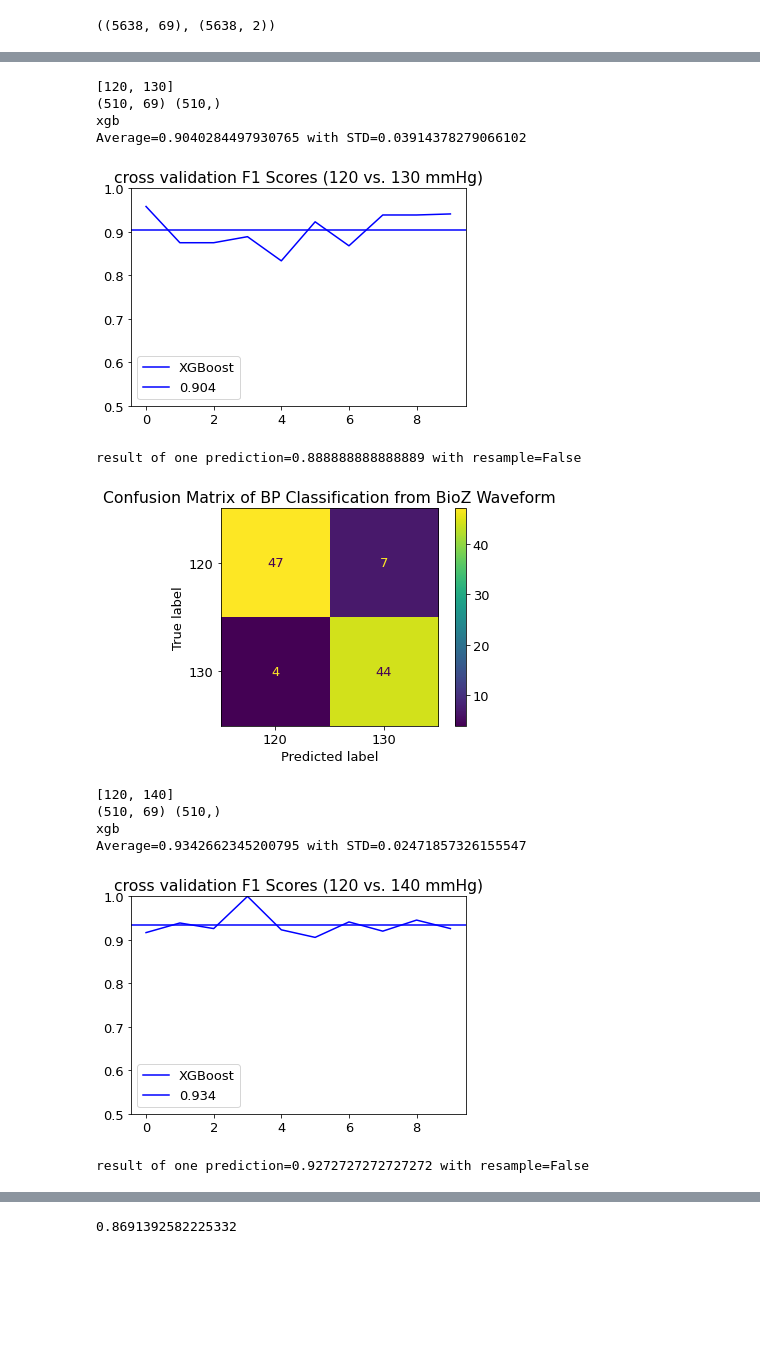
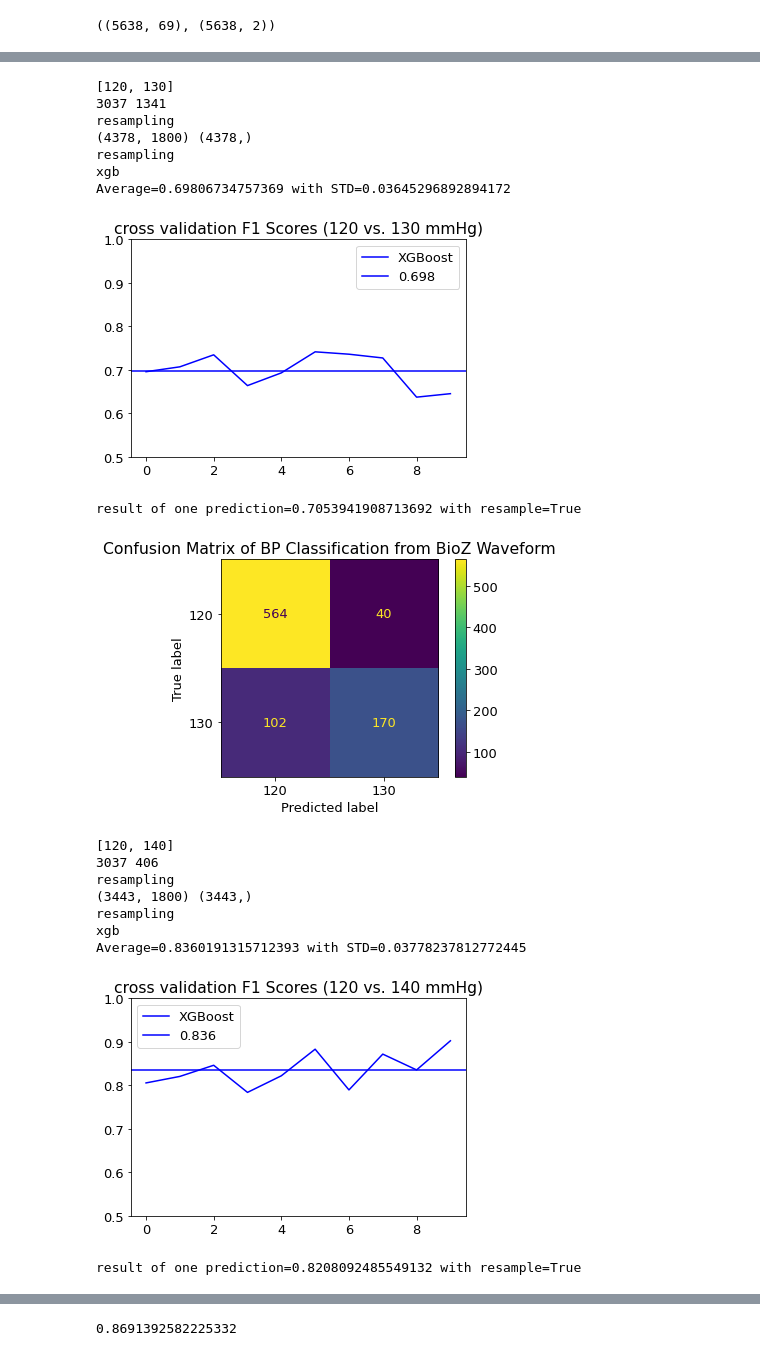
Before and after one commit to Innoversa/subject_variance_analysis, a Jupyter notebook: bin_classification.ipynb, the cells around one changed output, grey strips where cells are left out. Drawn from its saved outputs; the diff is of its cells as text; code cells hidden in the pictures; blank space fills up the shorter version.

```diff
--- a/bin_classification.ipynb
+++ b/bin_classification.ipynb
@@ -92,8 +105,8 @@ def Binary_Model_Runner(X, y, label_list = [120, 130], split_size=0.2, resample=
 # out_y[np.sort(np.concatenate((np.where(out_y==1)[0][:233],np.where(out_y==0)[0][:233])))]
 # %%
 binary_pairs = []
-for a in np.arange(120, 151, 10):
-    for b in np.arange(a, 151, 10):
+for a in np.arange(120, 161, 10):
+    for b in np.arange(a, 161, 10):
         if a != b:
             binary_pairs.append([a, b])
 # %%
@@ -117,12 +130,12 @@ X.shape, y.shape
 # %% [output]
 ((5638, 69), (5638, 2))
 # %%
-X = np.load('X_file 75H.npy')
-y = np.load('y_file 75H.npy')
+X = np.load('X_file 75E.npy')
+y = np.load('y_file 75E.npy')
 X = X.reshape(len(X),-1)
 X = np.concatenate((X[:,2100:3000], X[:,-900:]), axis=1)
-# mm = MinMaxScaler()
-# X = mm.fit_transform(X)
+mm = MinMaxScaler()
+X = mm.fit_transform(X)
 # X, y = label_binary_converter(in_x=X, in_y=y)
 X.shape, y.shape
 # %% [output]
@@ -142,22 +161,28 @@ plt.plot(te)
 # %%
 import warnings
 warnings.filterwarnings('ignore')
-for pair in binary_pairs:
+for pair in binary_pairs[:]:
     print(pair)
-    bin_x, bin_y = label_binary_converter(in_x=X, in_y=y, in_vals=pair, balanced_out=True, resample=False)
+    bin_x, bin_y = label_binary_converter(in_x=X, in_y=y, in_vals=pair, balanced_out=True, resample=True)
     print(bin_x.shape, bin_y.shape)
-    models_used, scores = Binary_Model_Runner(X=bin_x, y=bin_y, label_list=pair, split_size=0.2, resample=False)
+    models_used, scores = Binary_Model_Runner(X=bin_x, y=bin_y, label_list=pair, split_size=0.2, resample=True)
 # %% [output]
 [120, 130]
-(510, 69) (510,)
+3037 1341
+resampling
+(4378, 1800) (4378,)
+resampling
 xgb
-Average=0.9040284497930765 with STD=0.03914378279066102
+Average=0.69806734757369 with STD=0.03645296892894172
-[figure, old version]
+[figure, new version]
-result of one prediction=0.888888888888889 with resample=False
+result of one prediction=0.7053941908713692 with resample=True
-[figure, old version]
+[figure, new version]
 [120, 140]
-(510, 69) (510,)
+3037 406
+resampling
+(3443, 1800) (3443,)
+resampling
 xgb
-Average=0.9342662345200795 with STD=0.02471857326155547
+Average=0.8360191315712393 with STD=0.03778237812772445
-[figure, old version]
+[figure, new version]
-result of one prediction=0.9272727272727272 with resample=False
+result of one prediction=0.8208092485549132 with resample=True
```
Also changed, not shown: parts of 6 cells of this notebook.
